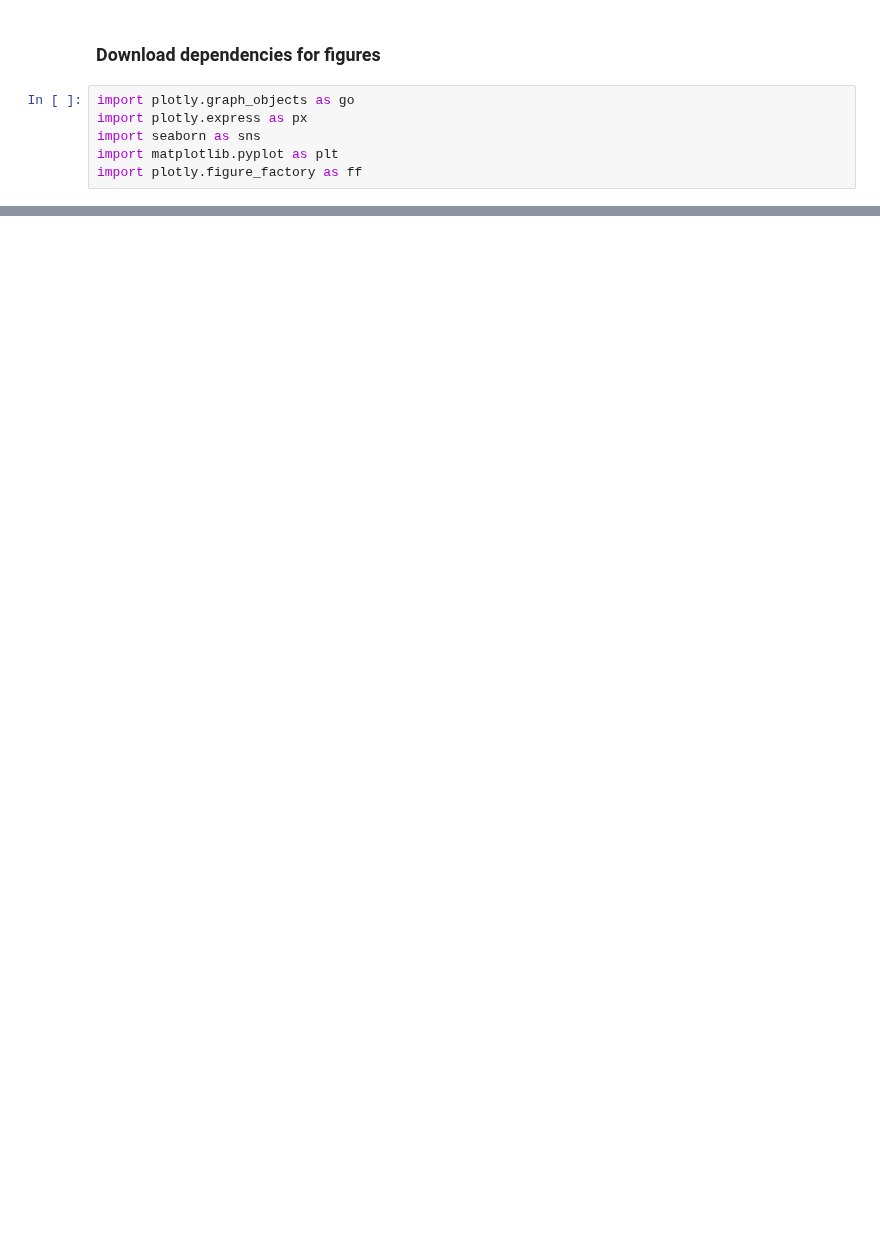
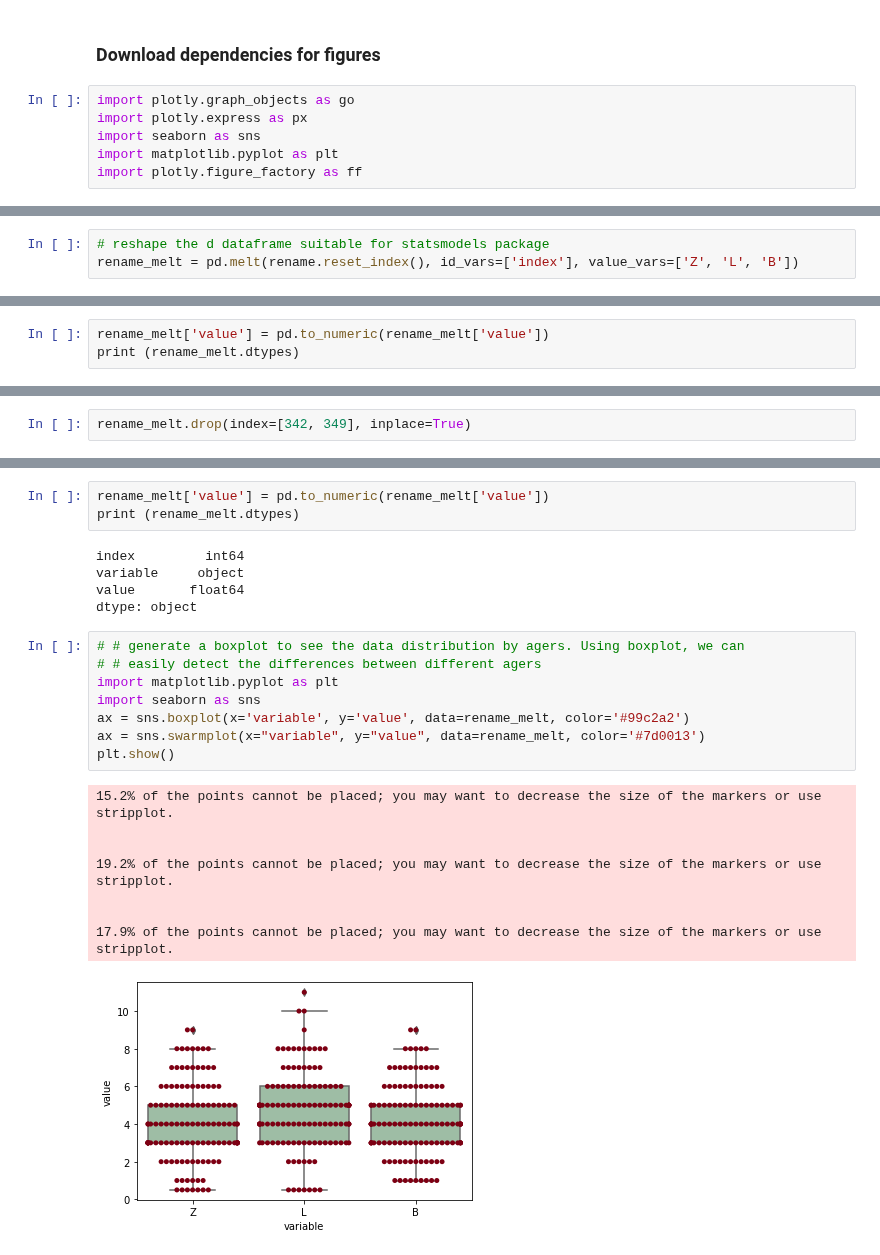
Before and after one commit to bhernan2/mussel_aging, a Jupyter notebook: aging_analysis.ipynb, the cells around one changed output, grey strips where cells are left out. Drawn from its saved outputs; the diff is of its cells as text; blank space fills up the shorter version.

```diff
--- a/aging_analysis.ipynb
+++ b/aging_analysis.ipynb
@@ -441,0 +249,3 @@ fig.show()
+# %%
+# reshape the d dataframe suitable for statsmodels package
+rename_melt = pd.melt(rename.reset_index(), id_vars=['index'], value_vars=['Z', 'L', 'B'])
@@ -441,0 +259,3 @@ fig.show()
+# %%
+rename_melt['value'] = pd.to_numeric(rename_melt['value'])
+print (rename_melt.dtypes)
@@ -441,0 +289,2 @@ fig.show()
+# %%
+rename_melt.drop(index=[342, 349], inplace=True)
@@ -441,0 +318,25 @@ fig.show()
+# %%
+rename_melt['value'] = pd.to_numeric(rename_melt['value'])
+print (rename_melt.dtypes)
+# %% [output]
+index         int64
+variable     object
+value       float64
+dtype: object
+# %%
+# # generate a boxplot to see the data distribution by agers. Using boxplot, we can
+# # easily detect the differences between different agers
+import matplotlib.pyplot as plt
+import seaborn as sns
+ax = sns.boxplot(x='variable', y='value', data=rename_melt, color='#99c2a2')
+ax = sns.swarmplot(x="variable", y="value", data=rename_melt, color='#7d0013')
+plt.show()
+# %% [output]
+15.2% of the points cannot be placed; you may want to decrease the size of the markers or use stripplot.
+
+
+19.2% of the points cannot be placed; you may want to decrease the size of the markers or use stripplot.
+
+
+17.9% of the points cannot be placed; you may want to decrease the size of the markers or use stripplot.
+[figure, added]
```
Also changed, not shown: parts of 53 cells of this notebook.
